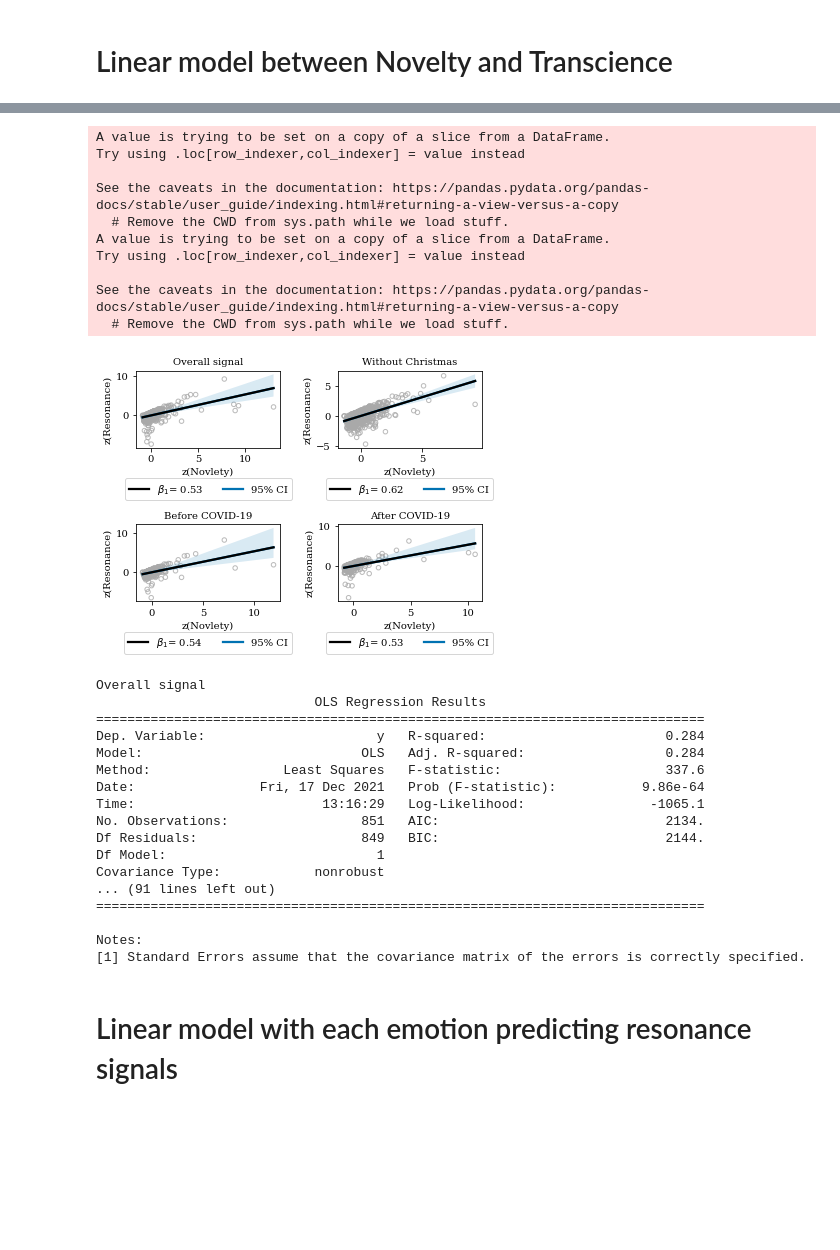
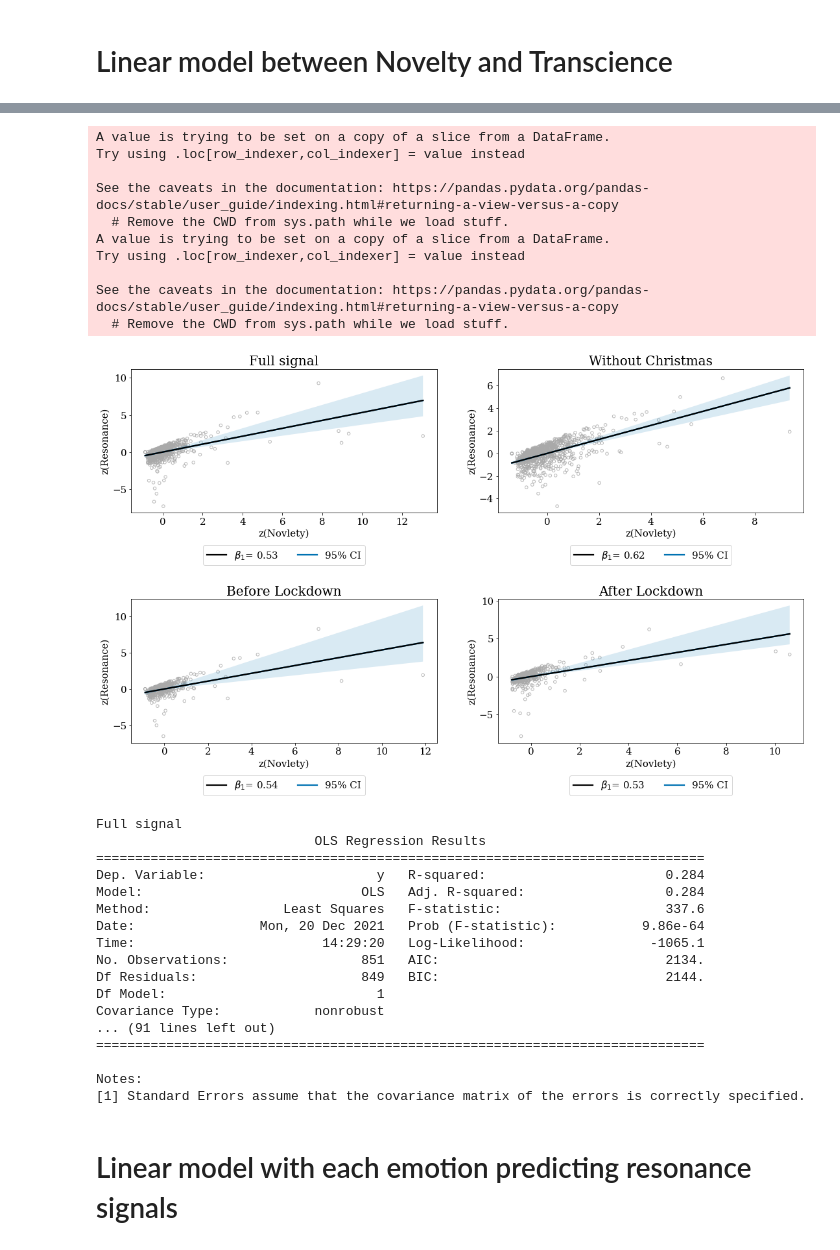
Before and after one commit to saraoe/emoDynamics, a Jupyter notebook: notebooks/linear_model.ipynb, the cells around one changed output, grey strips where cells are left out. Cells and saved outputs as stored; diff of their text form; code cells hidden in the pictures; blank space fills up the shorter version.

Commit message:
font on plots

```diff
--- a/notebooks/linear_model.ipynb
+++ b/notebooks/linear_model.ipynb
@@ -54,11 +53,7 @@ df_no_ch = pd.concat([subset19, subset20, subset21])
 before_covid = df[df['date'] < "2020-03-11"]
 after_covid = df[df['date'] >= "2020-03-11"]
 # %%
-
 def plot_linear(ax, df, beta, title=None, xlab='Novlety'):
-    # sns.regplot(x='novelty', y='resonance', data=df,
-    #             scatter_kws={'color':'darkgrey', 'alpha':0.8},
-    #             line_kws={'color':'black', 'linewidth':3, 'label':f'beta = {beta:.2f}'})
 
     ax.scatter(df['x'], df['y'], color='darkgrey', s=20, alpha=0.8, facecolors='None')
     sns.regplot(ax=ax, x='x', y='y', data=df,
@@ -69,66 +64,68 @@ def plot_linear(ax, df, beta, title=None, xlab='Novlety'):
                 color='black', label=r'$\beta_1$' + f'= {beta:.2f}')
 
     ax.set(xlabel=f'z({xlab})', ylabel = 'z(Resonance)')
+    ax.tick_params(axis='both', labelsize=15)
+    ax.yaxis.label.set_size(15)
+    ax.xaxis.label.set_size(15)
     handles, labels = ax.get_legend_handles_labels()
     order = [1,0]
     ax.legend([handles[idx] for idx in order],[labels[idx] for idx in order],
-              bbox_to_anchor=(0., -0.75, 1., 0.102), loc='lower center', ncol=2)
-    # ax.legend(bbox_to_anchor=(0., -0.75, 1., 0.102), loc='lower center',
-    #                     ncol=2)
+              bbox_to_anchor=(0., -0.4, 1., 0.102), loc='lower center',
+              ncol=2, fontsize=15)
     if title:
-        ax.set_title(title, fontdict={'size':10})
+        ax.set_title(title, fontdict={'size':20})
     return ax
 # %%
 dfs = [df, df_no_ch, before_covid, after_covid]
 summaries = []
 
 plt.rcParams["font.family"] = 'DeJavu Serif'
-title = ['Overall signal', 'Without Christmas', 'Before COVID-19', 'After COVID-19']
-fig, axes = plt.subplots(2,2)
+title = ['Full signal', 'Without Christmas', 'Before Lockdown', 'After Lockdown']
+fig, axes = plt.subplots(2,2, figsize=(18,10))
 i, j = 0, 0
 for df_, t in zip(dfs, title):
     ax = axes[i,j]
     betas, df_['x'], df_['y'], summary = fit_linear(df_)
     summaries.append(summary)
     ax = plot_linear(ax, df_, betas[1], title=t)
     if j == 1:
         i +=1
         j = 0
     else:
         j +=1
 
 plt.subplots_adjust(left=0.1,
                     bottom=0.1,
                     right=0.9,
                     top=0.9,
-                    wspace=0.4,
-                    hspace=1)
+                    wspace=0.2,
+                    hspace=0.6)
 plt.savefig("../fig/lin_models.png")
 plt.show()
 # %% [output]
 A value is trying to be set on a copy of a slice from a DataFrame.
 Try using .loc[row_indexer,col_indexer] = value instead
 
 See the caveats in the documentation: https://pandas.pydata.org/pandas-docs/stable/user_guide/indexing.html#returning-a-view-versus-a-copy
   # Remove the CWD from sys.path while we load stuff.
 A value is trying to be set on a copy of a slice from a DataFrame.
 Try using .loc[row_indexer,col_indexer] = value instead
 
 See the caveats in the documentation: https://pandas.pydata.org/pandas-docs/stable/user_guide/indexing.html#returning-a-view-versus-a-copy
   # Remove the CWD from sys.path while we load stuff.
-[figure, old version]
+[figure, new version]
 # %%
 for sum, t in zip(summaries, title):
     print(t, sum, sep='\n', end='\n \n')
 # %% [output]
-Overall signal
+Full signal
                             OLS Regression Results
 ==============================================================================
 Dep. Variable:                      y   R-squared:                       0.284
 Model:                            OLS   Adj. R-squared:                  0.284
 Method:                 Least Squares   F-statistic:                     337.6
-Date:                Fri, 17 Dec 2021   Prob (F-statistic):           9.86e-64
-Time:                        13:16:29   Log-Likelihood:                -1065.1
+Date:                Mon, 20 Dec 2021   Prob (F-statistic):           9.86e-64
+Time:                        14:29:20   Log-Likelihood:                -1065.1
 No. Observations:                 851   AIC:                             2134.
 Df Residuals:                     849   BIC:                             2144.
 Df Model:                           1
```
Also changed, not shown: parts of 3 cells of this notebook, 1 other file.
